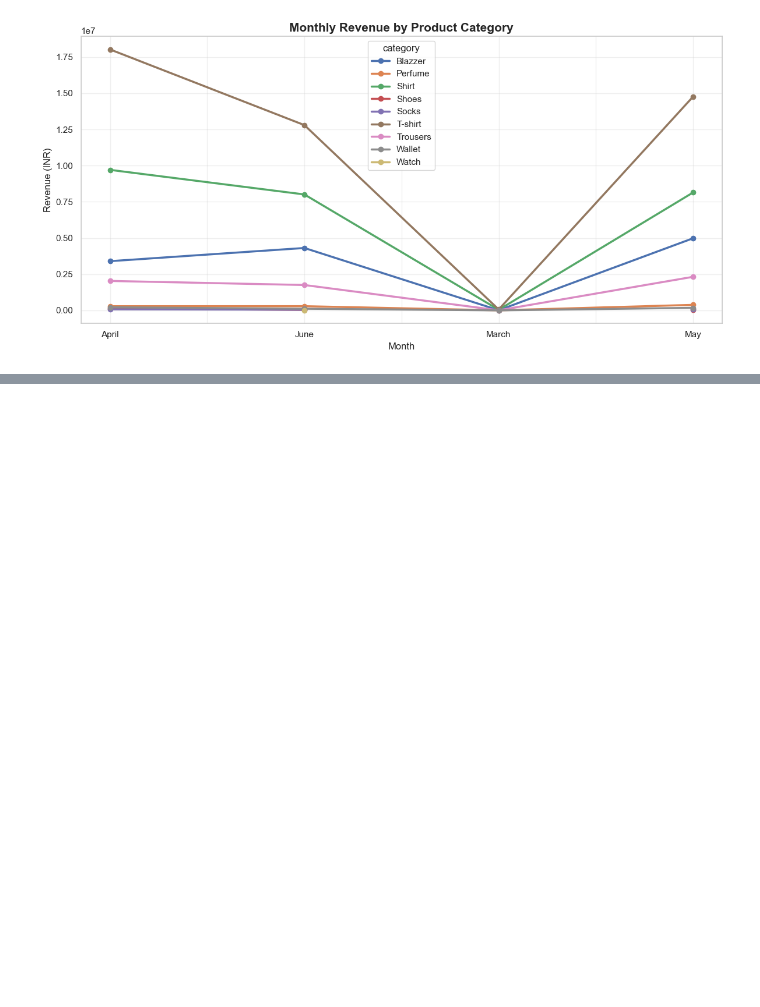
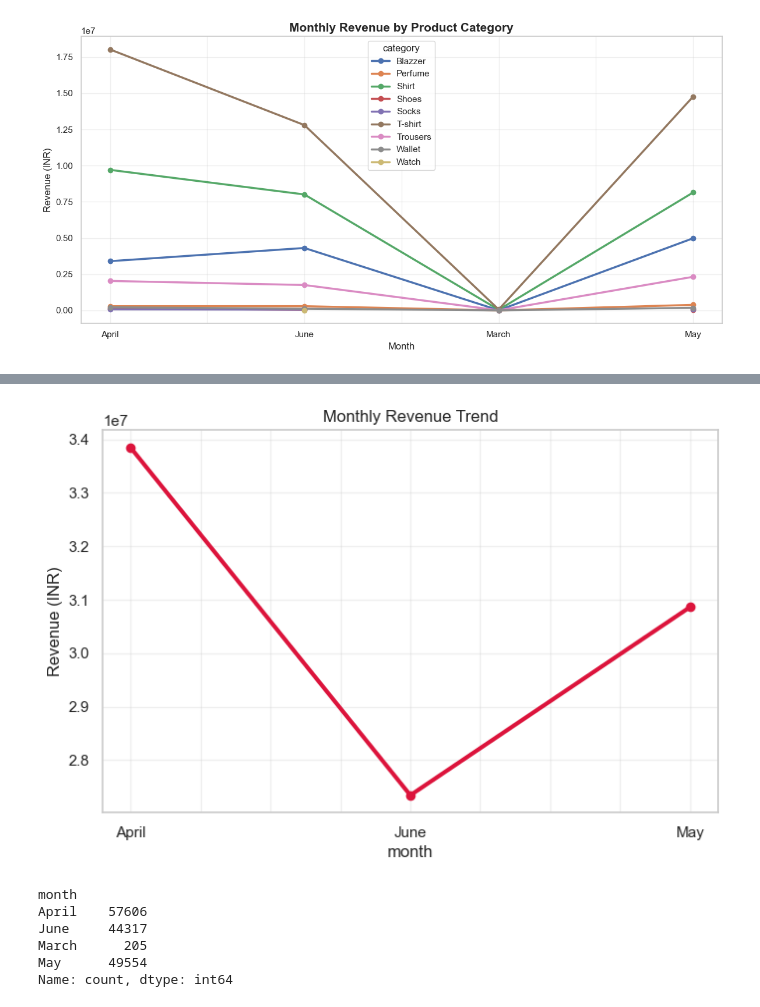
Before and after one commit to JayanthikaKrishnamoorthy/amazon-sales-data-analysis, a Jupyter notebook: Amazon_sales_report.ipynb, the cells around one changed output, grey strips where cells are left out. Saved outputs shown, nothing was run; the diff lists cells and outputs as text; code cells hidden in the pictures; blank space fills up the shorter version.

```diff
--- a/Amazon_sales_report.ipynb
+++ b/Amazon_sales_report.ipynb
@@ -1835,0 +1952,20 @@ plt.show()
+# %%
+month_revenue = (
+    df[df['month'] != 'March']
+    .groupby('month')['amount']
+    .sum()
+)
+
+month_revenue.plot(
+    marker='o',
+    linewidth=3,
+    figsize=(8,5),
+    color='crimson'
+)
+
+plt.title("Monthly Revenue Trend")
+plt.ylabel("Revenue (INR)")
+plt.grid(alpha=0.3)
+plt.show()
+# %% [output]
+[figure, added]
@@ -1835,0 +1976,11 @@ plt.show()
+# %%
+month_orders = df['month'].value_counts().sort_index()
+
+print(month_orders)
+# %% [output]
+month
+April    57606
+June     44317
+March      205
+May      49554
+Name: count, dtype: int64
```
Also changed, not shown: parts of 22 cells of this notebook, 1 other file.
